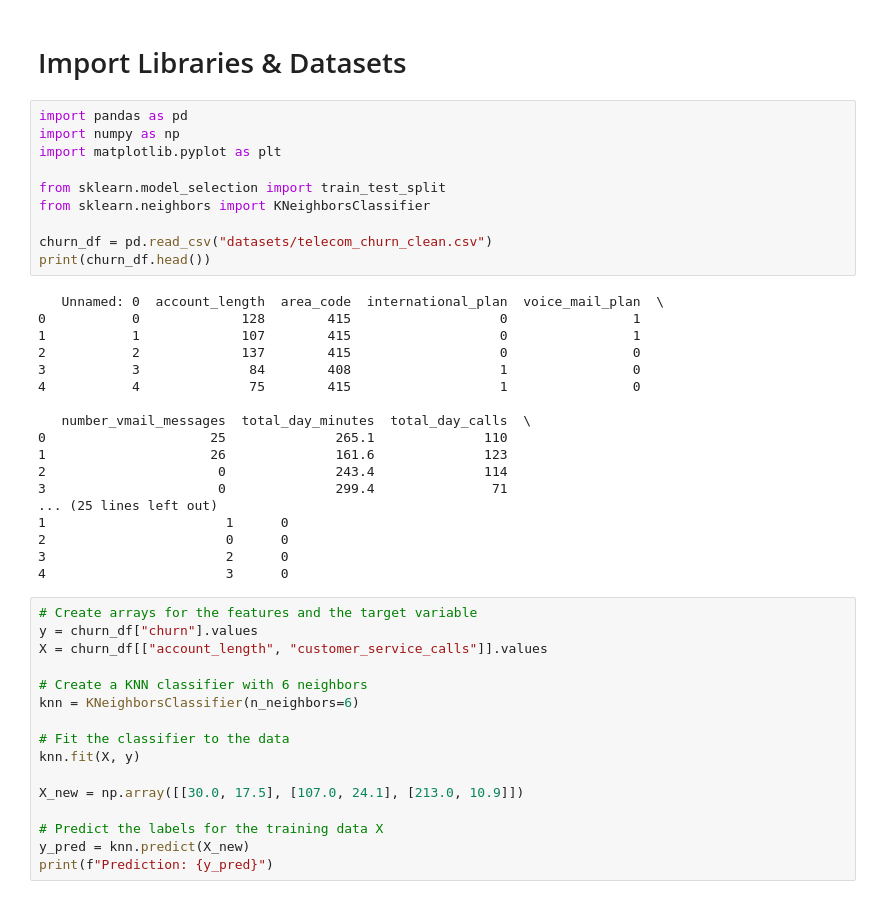
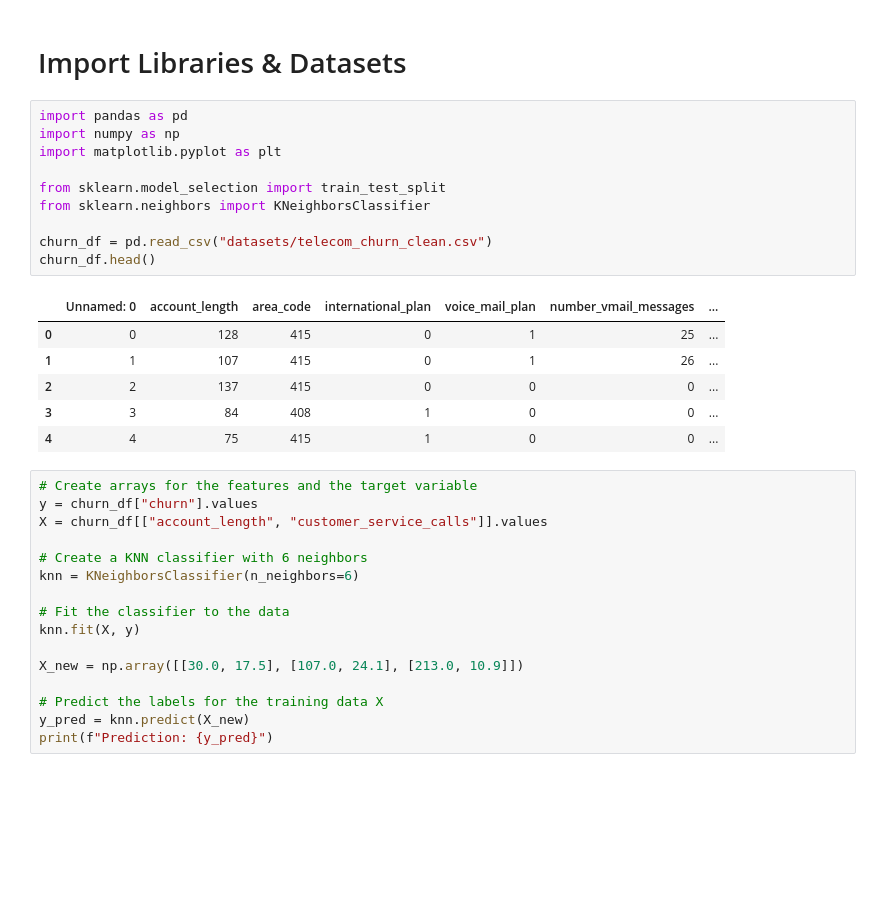
Before and after one commit to YoussefAboelwafa/Supervised-ML, a Jupyter notebook: Models/CLASSIFICATION_KNN.ipynb, the cells around one changed output. Saved outputs shown, nothing was run; the diff lists cells and outputs as text; blank space fills up the shorter version.

```diff
--- a/Models/CLASSIFICATION_KNN.ipynb
+++ b/Models/CLASSIFICATION_KNN.ipynb
@@ -3,31 +3,20 @@
 # %%
 import pandas as pd
 import numpy as np
 import matplotlib.pyplot as plt
 
 from sklearn.model_selection import train_test_split
 from sklearn.neighbors import KNeighborsClassifier
 
 churn_df = pd.read_csv("datasets/telecom_churn_clean.csv")
-print(churn_df.head())
+churn_df.head()
 # %% [output]
-   Unnamed: 0  account_length  area_code  international_plan  voice_mail_plan  \
-0           0             128        415                   0                1
-1           1             107        415                   0                1
-2           2             137        415                   0                0
-3           3              84        408                   1                0
-4           4              75        415                   1                0
-
-   number_vmail_messages  total_day_minutes  total_day_calls  \
-0                     25              265.1              110
-1                     26              161.6              123
-2                      0              243.4              114
-3                      0              299.4               71
-... (25 lines left out)
-1                       1      0
-2                       0      0
-3                       2      0
-4                       3      0
+|  | Unnamed: 0 | account_length | area_code | international_plan | voice_mail_plan | number_vmail_messages | ... |
+| 0 | 0 | 128 | 415 | 0 | 1 | 25 | ... |
+| 1 | 1 | 107 | 415 | 0 | 1 | 26 | ... |
+| 2 | 2 | 137 | 415 | 0 | 0 | 0 | ... |
+| 3 | 3 | 84 | 408 | 1 | 0 | 0 | ... |
+| 4 | 4 | 75 | 415 | 1 | 0 | 0 | ... |
 # %%
 # Create arrays for the features and the target variable
 y = churn_df["churn"].values
```
Also changed, not shown: parts of 4 cells of this notebook.
